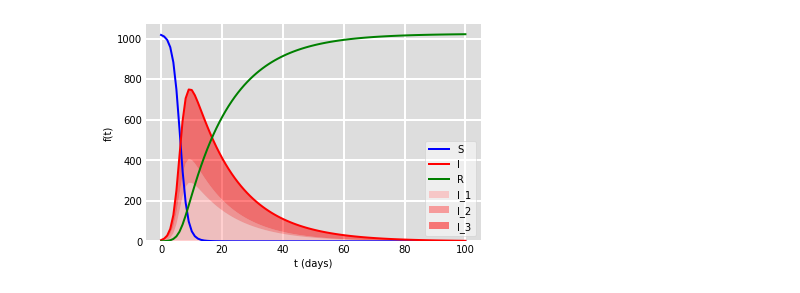
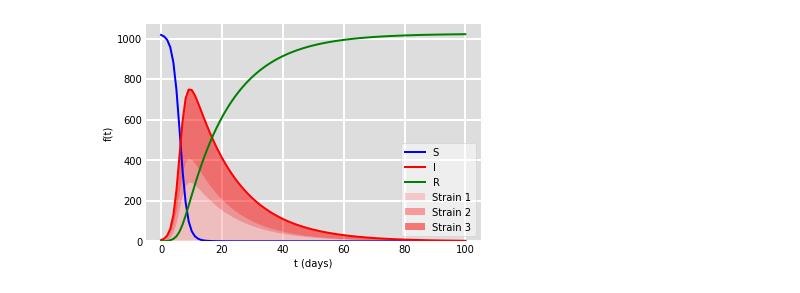
Before and after one commit to FurkanToprak/EpidemicModels, a Jupyter notebook: figure6.ipynb, the cells around one changed output. Cells and saved outputs as stored; diff of their text form; code cells hidden in the pictures.

Commit message:
Improved legend.

```diff
--- a/figure6.ipynb
+++ b/figure6.ipynb
@@ -23,32 +23,32 @@ def deriv(y, t, betas, gammas):
     dSdt = -betas[0] * S * I1 -betas[1] * S * I2 - betas[2] * S * I3
     dI1dt = betas[0] * S * I1 - gammas[0] * I1
     dI2dt = betas[1] * S * I2 - gammas[1] * I2
     dI3dt = betas[2] * S * I3 - gammas[2] * I3
     dRdt = gammas[0] * I1 + gammas[1] * I2 + gammas[2] * I3
     return dSdt, dI1dt, dI2dt, dI3dt, dRdt
 
 # Initial conditions vector
 y0 = S0, I01, I02, I03, R0
 # Integrate the SIR equations over the time grid, t.
 ret = odeint(deriv, y0, t, args=(betas, gammas))
 S, I1, I2, I3, R = ret.T
 
 # Plot the data on three separate curves for S(t), I(t) and R(t)
 fig = plt.figure(facecolor='w')
 ax = fig.add_subplot(111, facecolor='#dddddd', axisbelow=True)
 ax.plot(t, S, 'b', alpha=1, lw=2, label='S')
 ax.plot(t, I1 + I2 + I3, 'r', alpha=1, lw=2, label='I')
 ax.plot(t, R, 'g', alpha=1, lw=2, label='R')
-ax.stackplot(t, [I1, I2, I3], colors=['#ffa1a1', '#ff4a4a', '#ff0000'], alpha=0.5, lw=2, labels=['I_1', 'I_2', 'I_3'])
+ax.stackplot(t, [I1, I2, I3], colors=['#ffa1a1', '#ff4a4a', '#ff0000'], alpha=0.5, lw=2, labels=['Strain 1', 'Strain 2', 'Strain 3'])
 ax.set_xlabel('t (days)')
 ax.set_ylabel('f(t)')
 ax.yaxis.set_tick_params(length=0)
 ax.xaxis.set_tick_params(length=0)
 ax.grid(b=True, which='major', c='w', lw=2, ls='-')
 legend = ax.legend()
 legend.get_frame().set_alpha(0.5)
 for spine in ('top', 'right', 'bottom', 'left'):
     ax.spines[spine].set_visible(False)
 plt.show()
 # %% [output]
-[figure, old version]
+[figure, new version]
```
